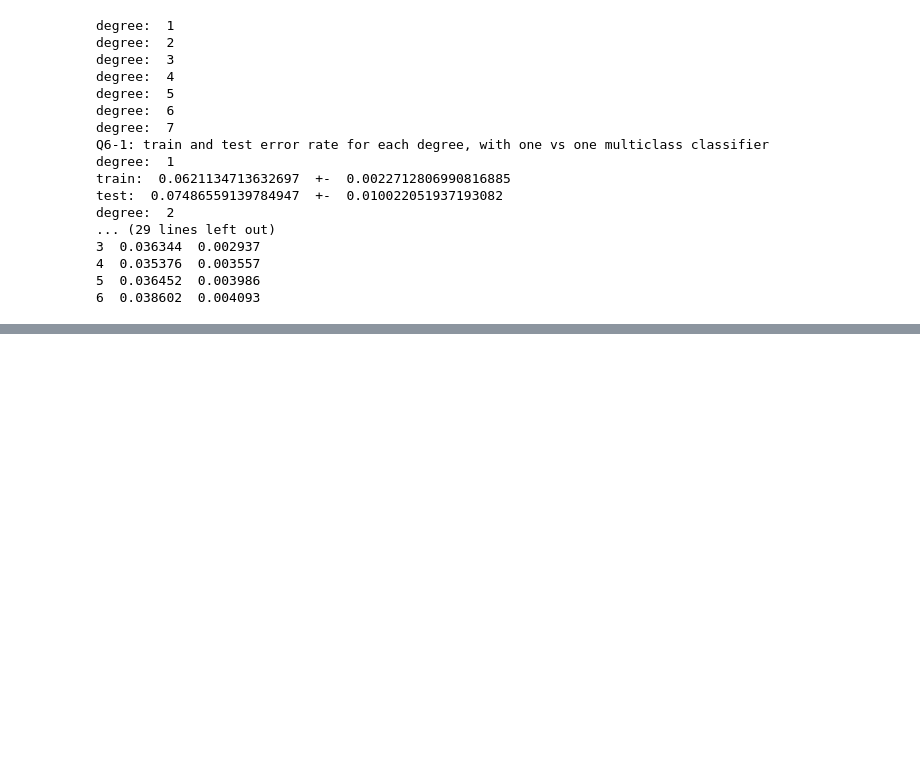
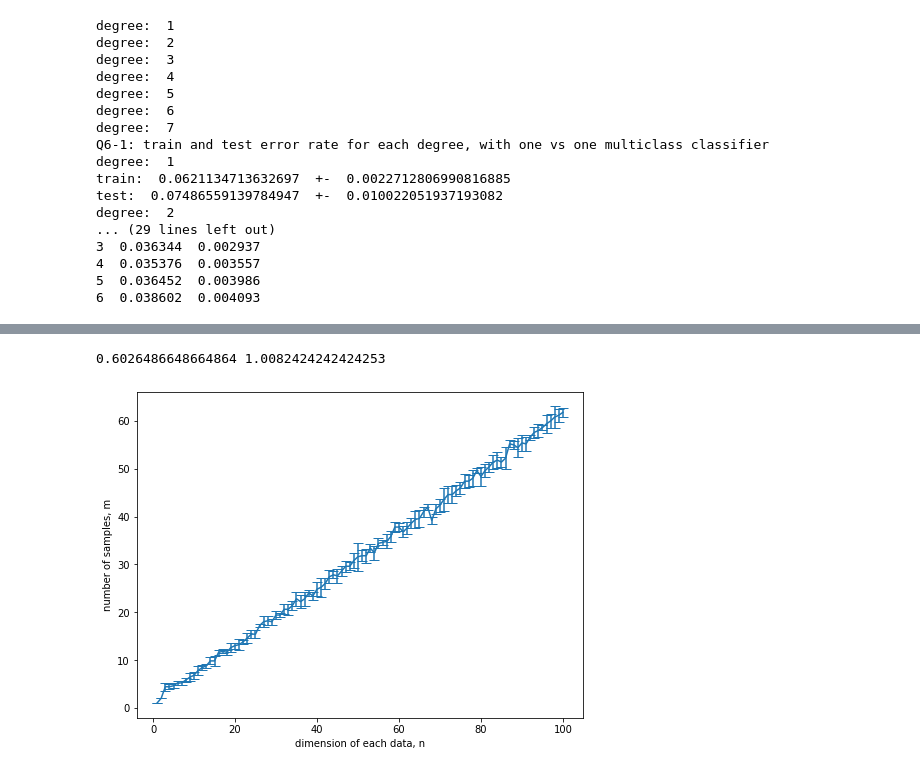
Before and after one commit to wangzican/COMP0078, a Jupyter notebook: CW2/cw2.ipynb, the cells around one changed output, grey strips where cells are left out. Drawn from its saved outputs; the diff is of its cells as text; code cells hidden in the pictures; blank space fills up the shorter version.

```diff
--- a/CW2/cw2.ipynb
+++ b/CW2/cw2.ipynb
@@ -172,0 +201,5 @@ KeyboardInterrupt:
+# %%
+p3.sample_complexity_least_squares()
+# %% [output]
+0.6026486648664864 1.0082424242424253
+[figure, added]
```
Also changed, not shown: parts of 10 cells of this notebook, 11 other files.
